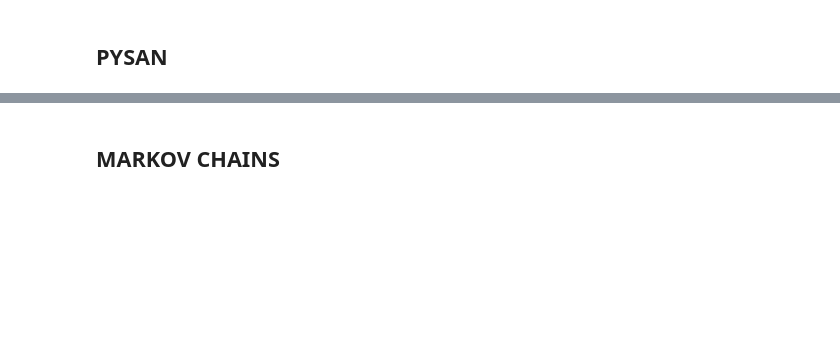
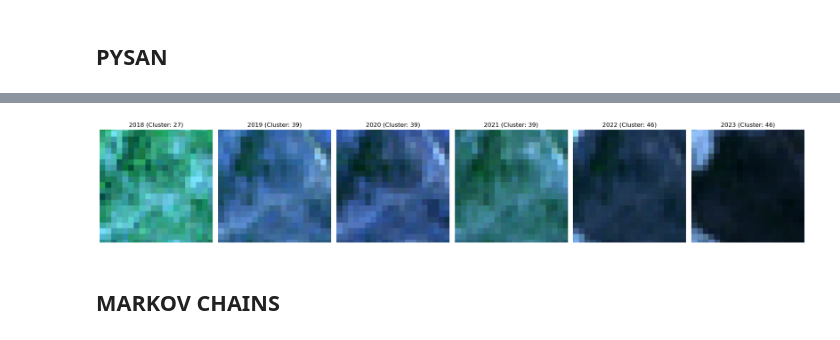
Before and after one commit to JuanesLamilla/TemporalClusterNet, a Jupyter notebook: time_series.ipynb, the cells around one changed output, grey strips where cells are left out. Saved outputs shown, nothing was run; the diff lists cells and outputs as text; code cells hidden in the pictures; blank space fills up the shorter version.

```diff
--- a/time_series.ipynb
+++ b/time_series.ipynb
@@ -105,3 +110,7 @@ plt.show()
+# %%
+tegu_200_eloisa.show_clip_by_year(years=years, index=25, model=resnet)
+# %% [output]
+[figure, added]
 # %% [markdown]
 ## MARKOV CHAINS
 # %%
```
Also changed, not shown: parts of 8 cells of this notebook, 5 other files.
